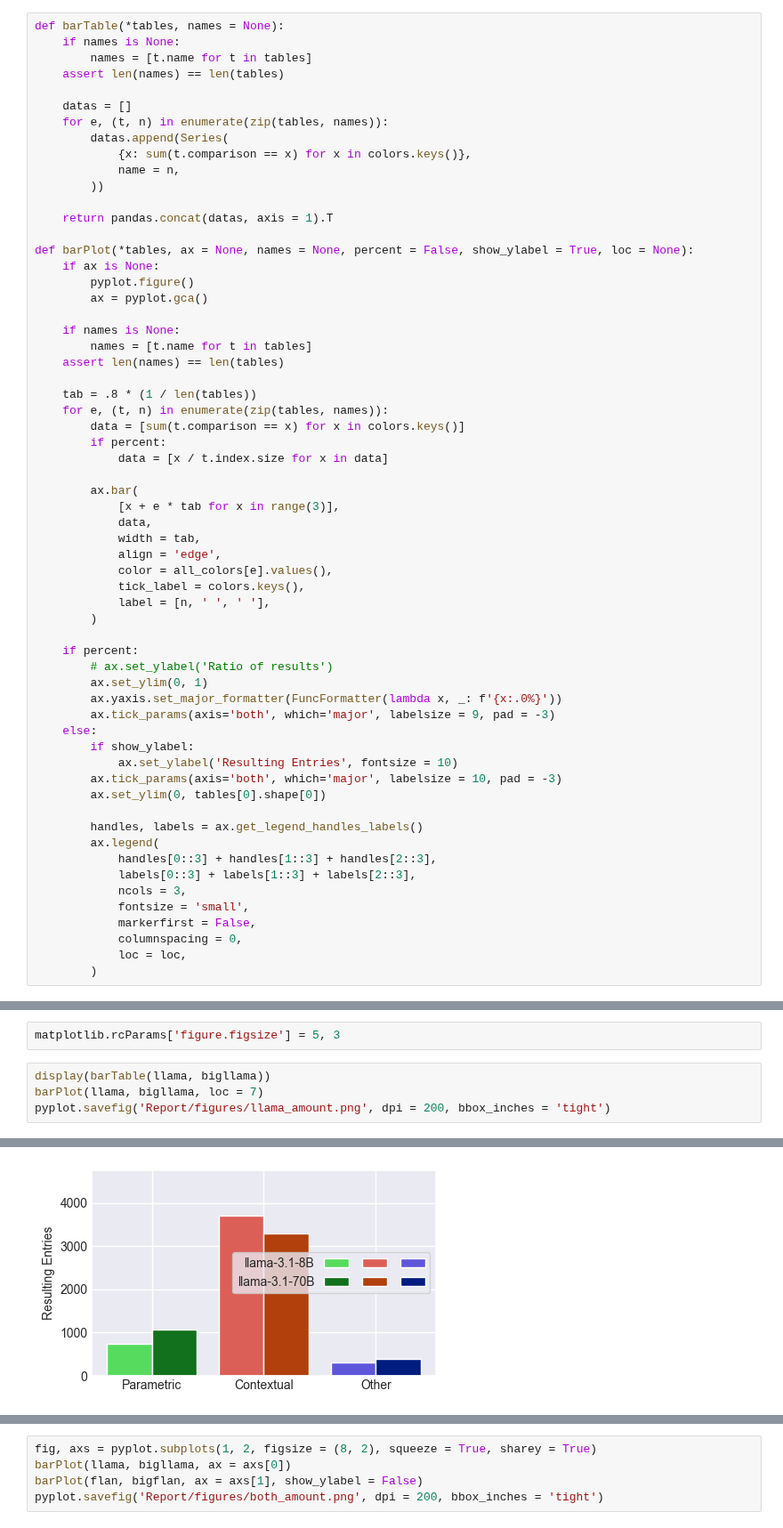
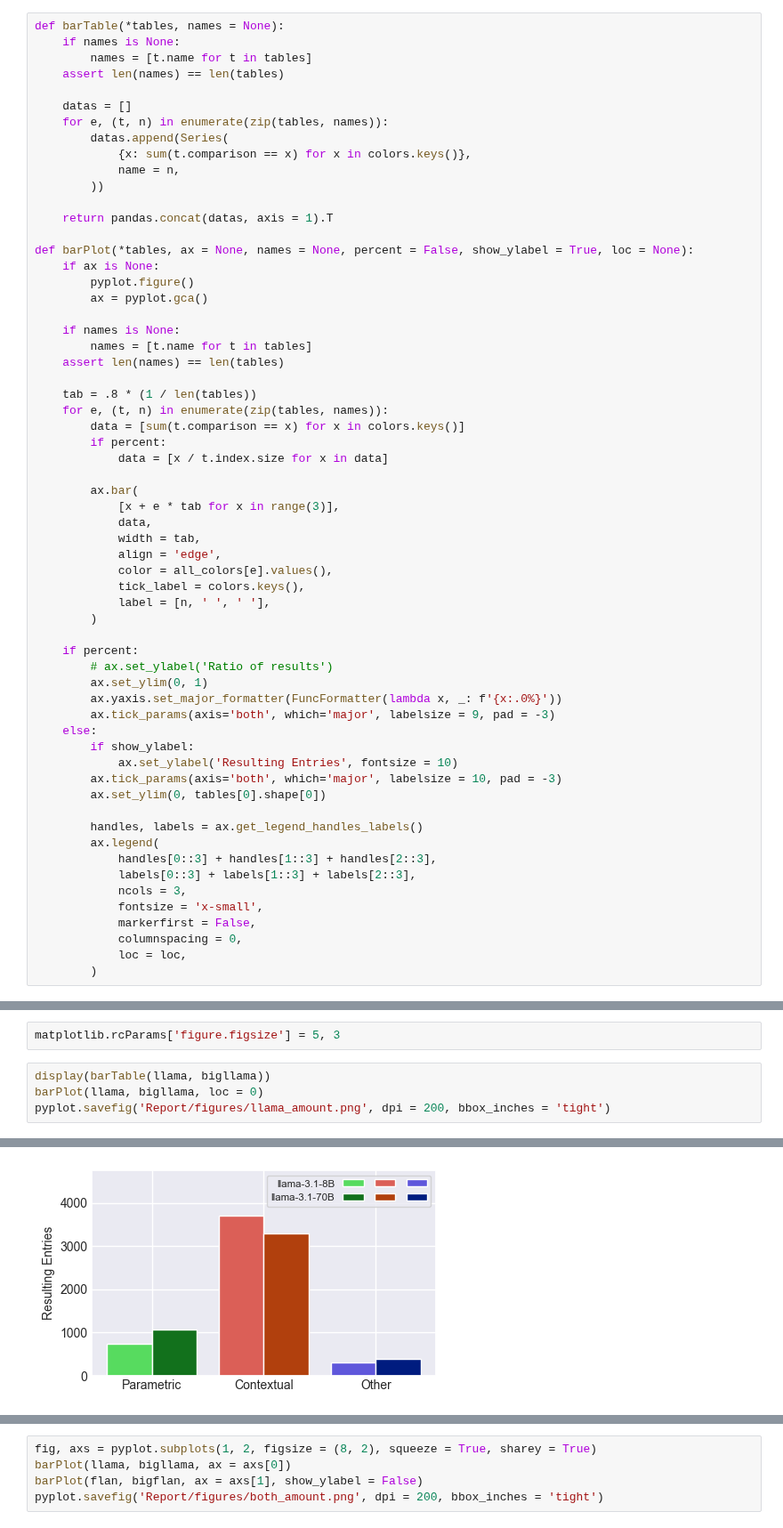
Before and after one commit to mfixman/rag-thesis, a Jupyter notebook: joiner_analysis.ipynb, the cells around one changed output, grey strips where cells are left out. Shown at 89% size. Drawn from its saved outputs; the diff is of its cells as text.

```diff
--- a/joiner_analysis.ipynb
+++ b/joiner_analysis.ipynb
@@ -183,7 +183,7 @@ def barPlot(*tables, ax = None, names = None, percent = False, show_ylabel = Tru
             handles[0::3] + handles[1::3] + handles[2::3],
             labels[0::3] + labels[1::3] + labels[2::3],
             ncols = 3,
-            fontsize = 'small',
+            fontsize = 'x-small',
             markerfirst = False,
             columnspacing = 0,
             loc = loc,
@@ -338,12 +338,12 @@ def cat_subplots(*tables, table_func, plot_func, ymax = None):
 matplotlib.rcParams['figure.figsize'] = 5, 3
 # %%
 display(barTable(llama, bigllama))
-barPlot(llama, bigllama, loc = 7)
+barPlot(llama, bigllama, loc = 0)
 pyplot.savefig('Report/figures/llama_amount.png', dpi = 200, bbox_inches = 'tight')
 # %% [output]
 |  | Parametric | Contextual | Other |
 | llama-3.1-8B | 737 | 3711 | 312 |
 | llama-3.1-70B | 1070 | 3303 | 387 |
-[figure, old version]
+[figure, new version]
 # %%
 display(barTable(flan, bigflan))
```
Also changed, not shown: parts of 1 cell of this notebook, 3 other files.
